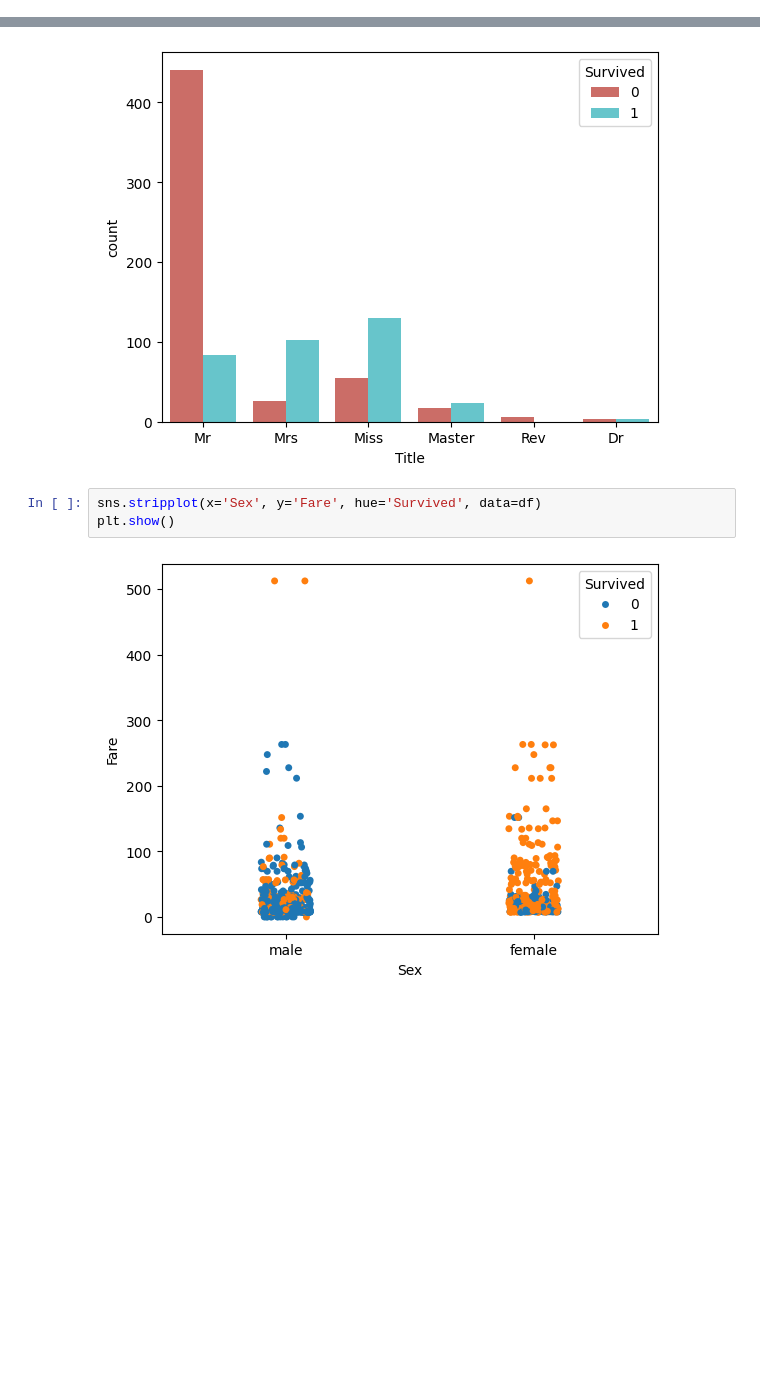
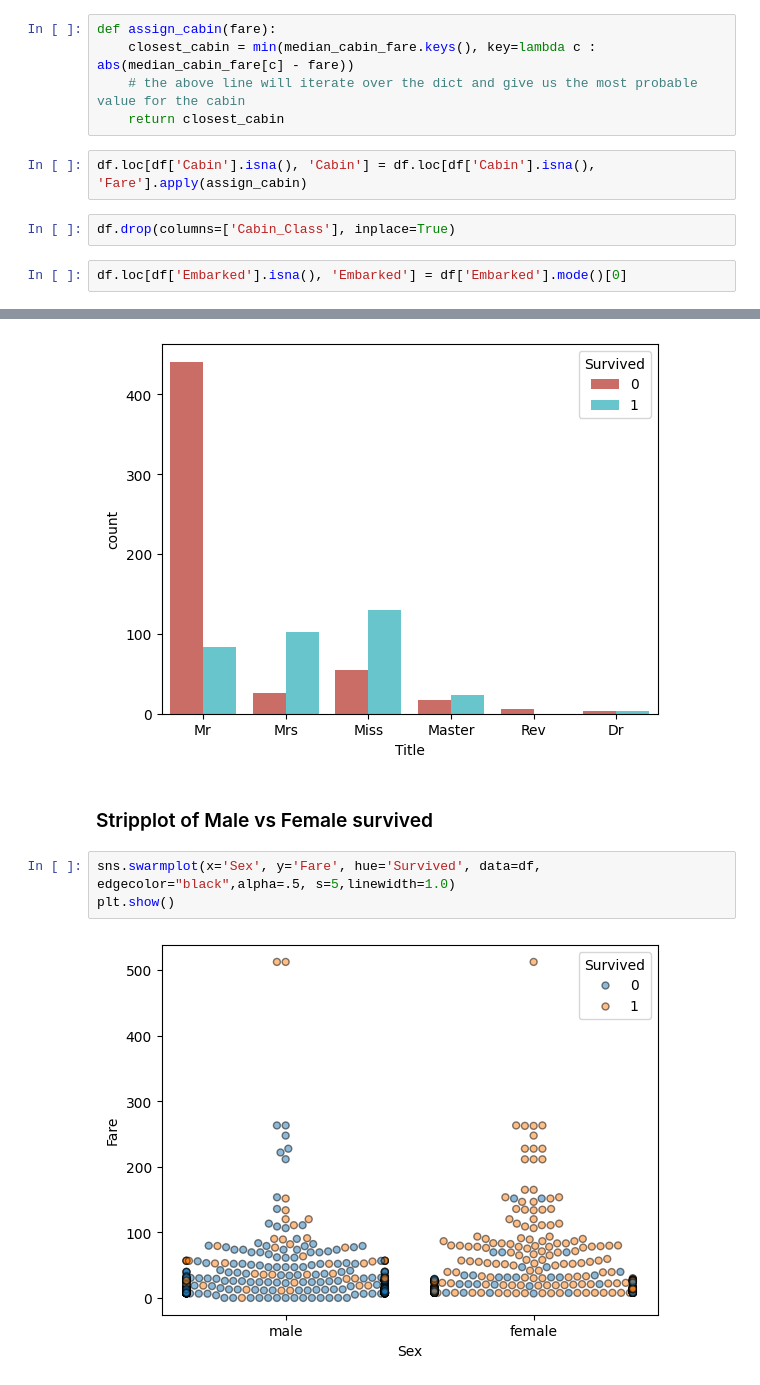
Before and after one commit to chanekarayush/Pict-Practicals, a Jupyter notebook: Assignment4/Assignment4.ipynb, the cells around one changed output, grey strips where cells are left out. Cells and saved outputs as stored; diff of their text form; blank space fills up the shorter version.

Commit message:
assignment4

```diff
--- a/Assignment4/Assignment4.ipynb
+++ b/Assignment4/Assignment4.ipynb
@@ -186,0 +204,11 @@ Cabin: C148              Fare: 30.0
+# %%
+def assign_cabin(fare):
+    closest_cabin = min(median_cabin_fare.keys(), key=lambda c : abs(median_cabin_fare[c] - fare))
+    # the above line will iterate over the dict and give us the most probable value for the cabin
+    return closest_cabin
+# %%
+df.loc[df['Cabin'].isna(), 'Cabin'] = df.loc[df['Cabin'].isna(), 'Fare'].apply(assign_cabin)
+# %%
+df.drop(columns=['Cabin_Class'], inplace=True)
+# %%
+df.loc[df['Embarked'].isna(), 'Embarked'] = df['Embarked'].mode()[0]
@@ -196,8 +253,10 @@ sns.countplot(x='Title', data=df, palette='hls', hue='Survived')
 plt.show()
 # %% [output]
 [figure]
+# %% [markdown]
+### Stripplot of Male vs Female survived
 # %%
-sns.stripplot(x='Sex', y='Fare', hue='Survived', data=df)
+sns.swarmplot(x='Sex', y='Fare', hue='Survived', data=df, edgecolor="black",alpha=.5, s=5,linewidth=1.0)
 plt.show()
 # %% [output]
-[figure, old version]
+[figure, new version]
```
Also changed, not shown: parts of 12 cells of this notebook.
